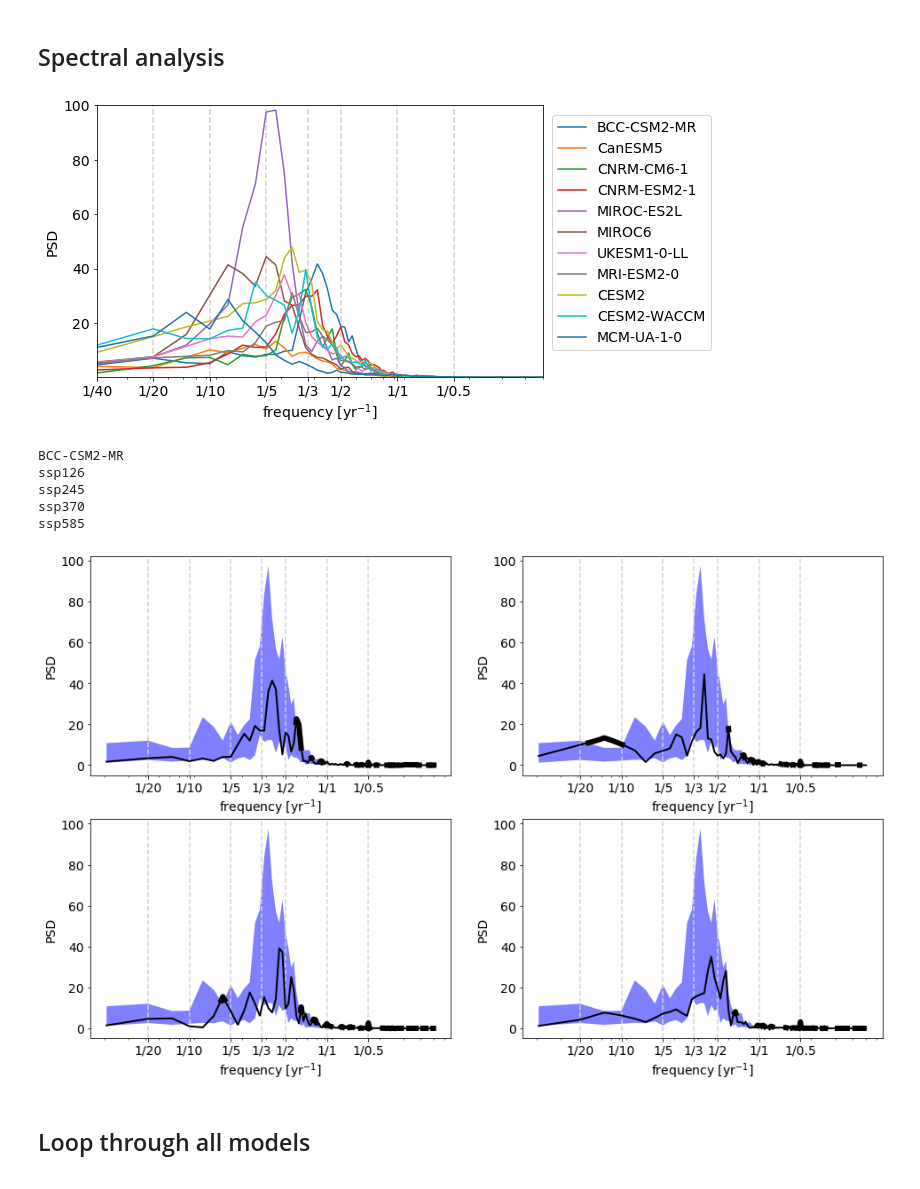
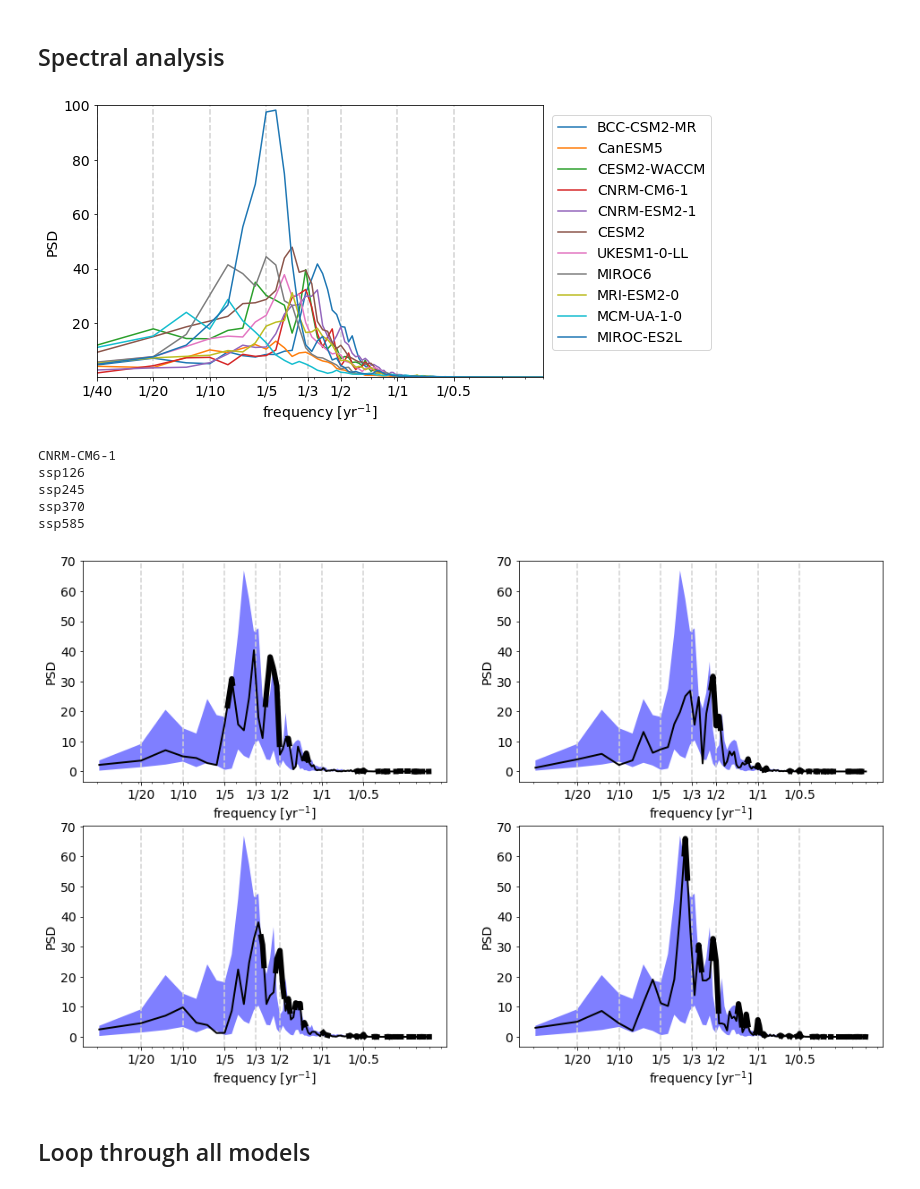
Before and after one commit to Hegebf/enso_paper, a Jupyter notebook: notebooks/monthly_single_member_analyses.ipynb, the cells around one changed output. Saved outputs shown, nothing was run; the diff lists cells and outputs as text; code cells hidden in the pictures.

Commit message:
minor adjustments to figure

```diff
--- a/notebooks/monthly_single_member_analyses.ipynb
+++ b/notebooks/monthly_single_member_analyses.ipynb
@@ -18,7 +18,7 @@ for model in models:
 
     file = datapath + model + '_nino3_4monthlyindex.txt'
     data_table = pd.read_csv(file, index_col=0, header=[0,1], keep_default_na = False)
-    if model in ['BCC-CSM2-MR', 'CanESM5', 'MIROC6', 'MRI-ESM2-0',  'CESM2', 'CESM2-WACCM']:
+    if model in ['BCC-CSM2-MR', 'CanESM5', 'MIROC6', 'MRI-ESM2-0', 'CESM2-WACCM']:
         for exp in experiments:
             member = 'r1i1p1f1'
             data_list = data_table[exp][member].values
@@ -40,10 +40,18 @@ for model in models:
                 member = 'r2i1p1f2' # I have checked that historical r2 branches from piControl r1.
             data_list = data_table[exp][member].values
             data_dict[model][exp] = np.array([np.float(i) for i in data_list if i])
+    elif model in ['CESM2']:
+        for exp in experiments:
+            if exp == 'piControl':
+                member = 'r1i1p1f1'
+            else:
+                member = 'r4i1p1f1' # I have checked that historical r4 branches from piControl r1.
+            data_list = data_table[exp][member].values
+            data_dict[model][exp] = np.array([np.float(i) for i in data_list if i])
 # We know from testing in Figure 1 that all time series for these members are long enough (no missing years)
 # %% [markdown]
 ## Choose a model
 # %%
-model = models[1]
+model = models[8]
 model
 # %% [output]
@@ -261,7 +269,7 @@ for model in models:
     file2 = datapath2 + model + '_wp_monthlyindex.txt'
     data_table1 = pd.read_csv(file1, index_col=0, header=[0,1], keep_default_na = False)
     data_table2 = pd.read_csv(file2, index_col=0, header=[0,1], keep_default_na = False)
-    if model in ['BCC-CSM2-MR', 'CanESM5', 'MIROC6', 'MRI-ESM2-0',  'CESM2', 'CESM2-WACCM']:
+    if model in ['BCC-CSM2-MR', 'CanESM5', 'MIROC6', 'MRI-ESM2-0', 'CESM2-WACCM']:
         for exp in experiments:
             member = 'r1i1p1f1'
             data_list1 = data_table1[exp][member].values;
@@ -289,6 +297,16 @@ for model in models:
             data_dict1[model][exp] = np.array([np.float(i) for i in data_list1 if i])
             data_list2 = data_table2[exp][member].values
             data_dict2[model][exp] = np.array([np.float(i) for i in data_list2 if i])
+    elif model in ['CESM2']:
+        for exp in experiments:
+            if exp == 'piControl':
+                member = 'r1i1p1f1'
+            else:
+                member = 'r4i1p1f1' # I have checked that historical r4 branches from piControl r1.
+            data_list1 = data_table1[exp][member].values
+            data_dict1[model][exp] = np.array([np.float(i) for i in data_list1 if i])
+            data_list2 = data_table2[exp][member].values
+            data_dict2[model][exp] = np.array([np.float(i) for i in data_list2 if i])
 
 ssp_length = 86*12-1; # cut in year 2100. Some exp go beyond this year.
 
@@ -477,10 +495,10 @@ fig = plt.figure(figsize = [16,13.9]); widths = [8, 8]
 #gs = fig.add_gridspec(3, 2, width_ratios=widths)
 
 #make outer gridspec
-outer = gridspec.GridSpec(2, 1, height_ratios = [2, 1],  hspace = 0.2)
+outer = gridspec.GridSpec(2, 1, height_ratios = [2, 1], hspace = 0.2)
 #make nested gridspecs
 gs1 = gridspec.GridSpecFromSubplotSpec(2, 1, subplot_spec = outer[0], hspace = 0.1)
-gs2 = gridspec.GridSpecFromSubplotSpec(1, 2, subplot_spec = outer[1], wspace = 0.15)
+gs2 = gridspec.GridSpecFromSubplotSpec(1, 2, subplot_spec = outer[1], wspace = 0.1)
 
 ax_a = fig.add_subplot(gs1[0])
 ax_b = fig.add_subplot(gs1[1])
@@ -493,6 +511,7 @@ ax = [ax_a, ax_b, ax_c, ax_d]
 models = ['BCC-CSM2-MR', 'CanESM5', 'CESM2-WACCM', 'CNRM-CM6-1', 'CNRM-ESM2-1', 'CESM2',
           'UKESM1-0-LL', 'MIROC6', 'MRI-ESM2-0', 'MCM-UA-1-0', 'MIROC-ES2L']
 cols = sns.color_palette("Paired", 11)
+cols[5] = (0.70,0,0); cols[-1] = (0.95, 0.95, 0.45)
 
 # load previously saved netcdf files
 all_eofs = xr.open_dataset('../Processed_data/eof_data/piControl_2eofs.nc')
@@ -594,6 +613,7 @@ for (k,model) in enumerate(models):
 
                 # plot: np.var(eindex) - picontrol_var
                 evar_change = np.var(eindex) - picontrol_var
+                #print(model, exp, np.var(eindex))
                 evar_changes = np.append(evar_changes, evar_change)
                 ax_d.scatter(evar_change, grad_change, c = [cols[k]])
 
@@ -606,7 +626,7 @@ for axis in ax1:
 ax_c.axvline(0, color='black', lw=1); ax_c.axhline(0, color='black', lw=1);
 ax_c.tick_params(axis='both',labelsize=14)
 ax_c.set_ylabel('Change of zonal gradient ($^{\circ}$C)', fontsize = 14)
-ax_c.set_xlabel('Change of variance ($^{\circ}$C$^2$)', fontsize = 14)
+ax_c.set_xlabel('Change of Niño 3.4 variance ($^{\circ}$C$^2$)', fontsize = 14)
 ax_c.set_aspect('equal')
 ax_d.axvline(0, color='black', lw=1); ax_d.axhline(0, color='black', lw=1);
 ax_d.tick_params(axis='both',labelsize=14)
@@ -628,6 +648,10 @@ plt.text(-0.05, 0.95, 'a', fontweight = 'bold', fontsize = 16, horizontalalignme
 plt.text(-0.05, 0.95, 'b', fontweight = 'bold', fontsize = 16, horizontalalignment='center', verticalalignment='center', transform=ax_b.transAxes);
 plt.text(-0.22, 0.975, 'c', fontweight = 'bold', fontsize = 16, horizontalalignment='center', verticalalignment='center', transform=ax_c.transAxes);
 plt.text(-0.22, 0.975, 'd', fontweight = 'bold', fontsize = 16, horizontalalignment='center', verticalalignment='center', transform=ax_d.transAxes);
+#plt.text(-0.1, 0.975, 'c', fontweight = 'bold', fontsize = 16, horizontalalignment='center', verticalalignment='center', transform=ax_c.transAxes);
+#plt.text(-0.1, 0.975, 'd', fontweight = 'bold', fontsize = 16, horizontalalignment='center', verticalalignment='center', transform=ax_d.transAxes);
+
+
 
 #plt.text(0.8, 0.9, r'$\rho = $' + str(np.round(np.corrcoef(var_changes, grad_changes)[0,1],2)), fontsize = 16, horizontalalignment='center', verticalalignment='center', transform=ax_c.transAxes);
 #plt.text(0.8, 0.9, r'$\rho = $' + str(np.round(np.corrcoef(evar_changes, grad_changes)[0,1],2)), fontsize = 16, horizontalalignment='center', verticalalignment='center', transform=ax_d.transAxes);
@@ -642,5 +666,5 @@ ax_d.plot(evar_changes, np.polyval(p1d, evar_changes), color = "black", linewidt
 plt.sca(ax_b)
 plt.xticks(x['piControl']+0.25, models, rotation=25);
 
-
-#plt.savefig('../Figures/Figure2_revised.png', format='png', dpi=300, bbox_inches="tight")
+#fig.align_ylabels([ax_a, ax_b, ax_c])
+#plt.savefig('../Figures/Figure2.png', format='png', dpi=300, bbox_inches="tight")
@@ -807,7 +954,7 @@ plt.tick_params(axis='both', labelsize = 14)
 
 plt.show()
 # %% [output]
-[figure, old version]
+[figure, new version]
 # %%
 # function for plotting thick lins outside an interval:
 def thick_lines(f, Pxx, min_vals, max_vals, ax, xaxis = 'period', lw = 4, lower_power = False, thick_color = "black"):
@@ -840,7 +987,7 @@ def thick_lines(f, Pxx, min_vals, max_vals, ax, xaxis = 'period', lw = 4, lower_
                 ax.semilogx(f_intp[first_i:i], P_intp[first_i:i], linewidth = lw, color = 'gray')
         i += 1
 # %%
-model = models[0]
+model = models[3]
 print(model)
 
 fig, axes = plt.subplots(ncols = 2, nrows = 2, figsize = (8*2,5*2))
@@ -874,34 +1021,34 @@ for (i,fi) in enumerate(f[1:]):
 
 
 for ax in axes:
     #ax.fill_between(np.flip(1/f[1:]), np.flip(min_vals), np.flip(max_vals), facecolor='blue', alpha=0.5)
     ax.fill_between(f[1:], min_vals, max_vals, facecolor='blue', alpha=0.5)
 
 for (k, exp) in enumerate(experiments[2:]):
     print(exp)
     #exp = 'ssp370'
     #ax = np.concatenate(axes)[i]
     ax = axes[k]
     x = anomalies[model][exp]
     f, Pxx = signal.welch(x, nperseg=nperseg);
     ax.semilogx(f[1:], Pxx[1:], color = "black", linewidth = 2)
     #ax.semilogx(np.flip(1/f[1:]), np.flip(Pxx[1:]), color = "black", linewidth = 2)
     thick_lines(f, Pxx, min_vals, max_vals, ax, lw = 6, xaxis = 'frequency')
     ax.set_xlabel('frequency [yr$^{-1}$]', fontsize = 14)
     #ax.set_xlabel('Period [yrs]', fontsize = 14)
     ax.set_ylabel('PSD', fontsize = 14)
     ax.tick_params(axis='both', labelsize = 14)
 
 plt.setp(axes, xticks=1/(12*np.array(xcoords)), xticklabels=['1/' +str(xcoords[i]) for i in range(len(xcoords))])
 #plt.xticks(12*np.array(xcoords),np.array(xcoords))
 
 plt.show()
 # %% [output]
-BCC-CSM2-MR
+CNRM-CM6-1
 ssp126
 ssp245
 ssp370
 ssp585
-[figure, old version]
+[figure, new version]
 # %% [markdown]
 ## Loop through all models
```
Also changed, not shown: parts of 21 cells of this notebook, 1 other file.
